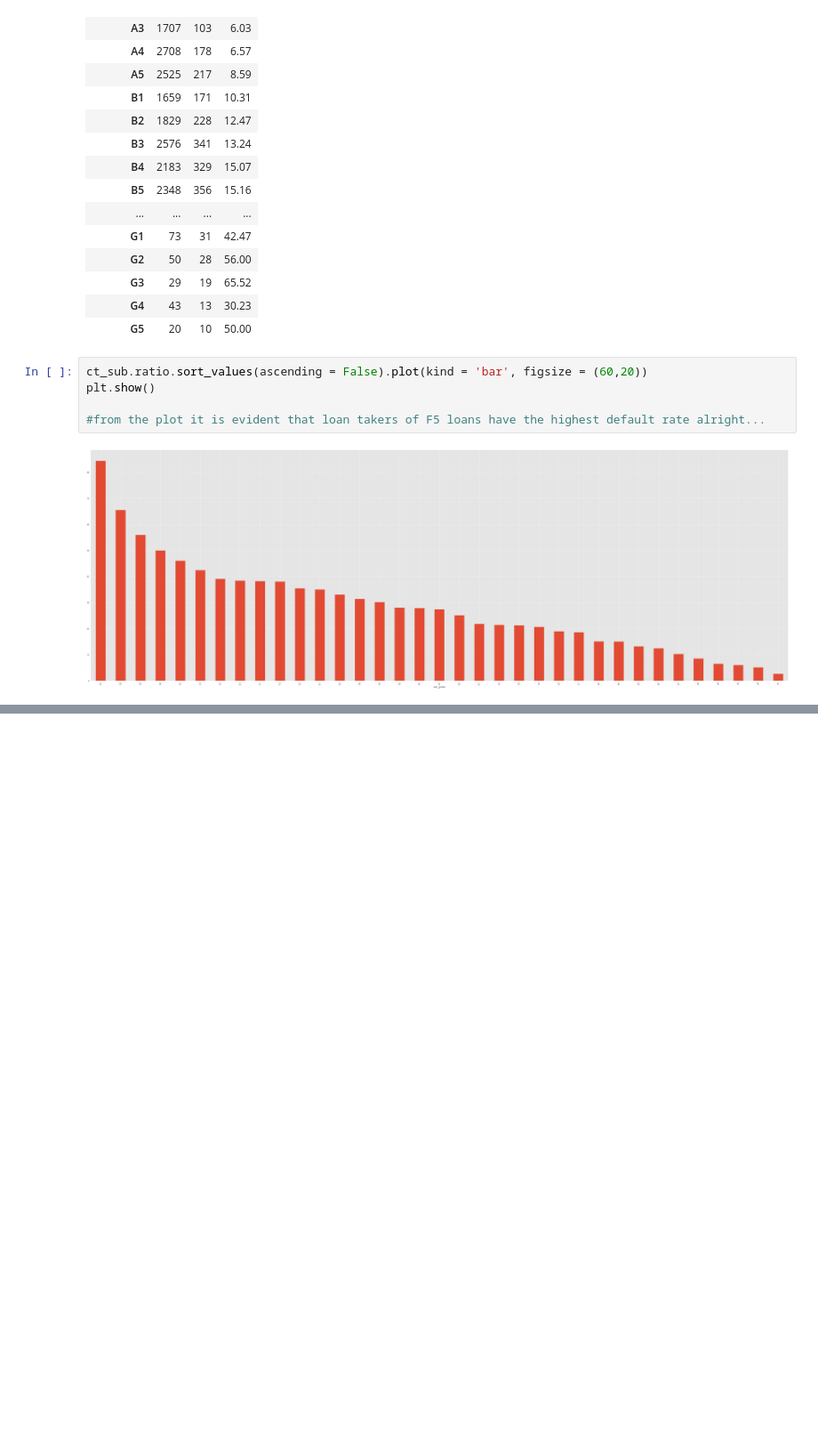
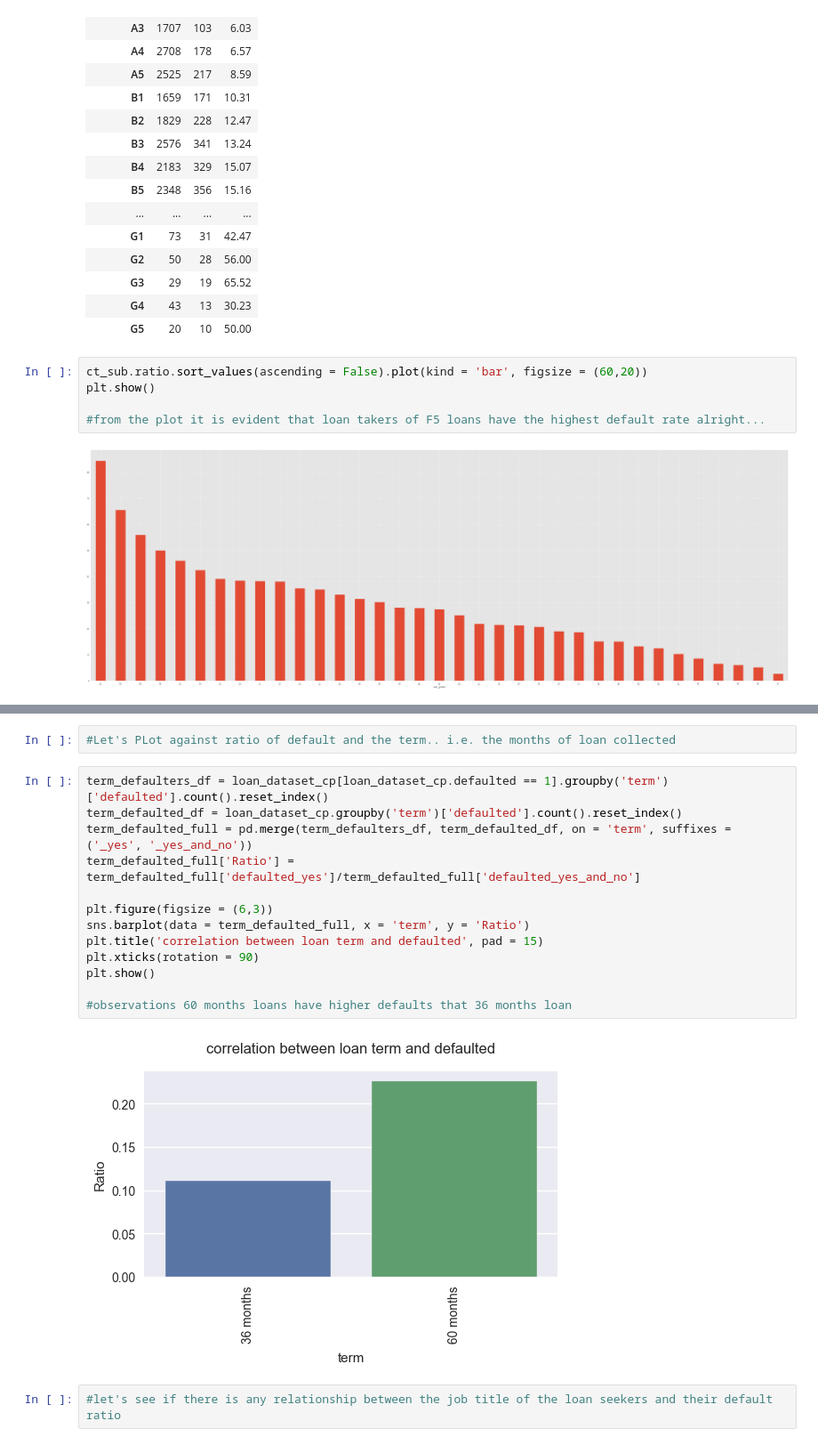
Before and after one commit to richwej/eda_projects, a Jupyter notebook: EDA - Lending Club.ipynb, the cells around one changed output, grey strips where cells are left out. Shown at 89% size. Saved outputs shown, nothing was run; the diff lists cells and outputs as text; blank space fills up the shorter version.

```diff
--- a/EDA - Lending Club.ipynb
+++ b/EDA - Lending Club.ipynb
@@ -1157,0 +1207,19 @@ plt.show()
+# %%
+#Let's PLot against ratio of default and the term.. i.e. the months of loan collected
+# %%
+term_defaulters_df = loan_dataset_cp[loan_dataset_cp.defaulted == 1].groupby('term')['defaulted'].count().reset_index()
+term_defaulted_df = loan_dataset_cp.groupby('term')['defaulted'].count().reset_index()
+term_defaulted_full = pd.merge(term_defaulters_df, term_defaulted_df, on = 'term', suffixes = ('_yes', '_yes_and_no'))
+term_defaulted_full['Ratio'] = term_defaulted_full['defaulted_yes']/term_defaulted_full['defaulted_yes_and_no']
+
+plt.figure(figsize = (6,3))
+sns.barplot(data = term_defaulted_full, x = 'term', y = 'Ratio')
+plt.title('correlation between loan term and defaulted', pad = 15)
+plt.xticks(rotation = 90)
+plt.show()
+
+#observations 60 months loans have higher defaults that 36 months loan
+# %% [output]
+[figure, added]
+# %%
+#let's see if there is any relationship between the job title of the loan seekers and their default ratio
```
Also changed, not shown: parts of 23 cells of this notebook.
